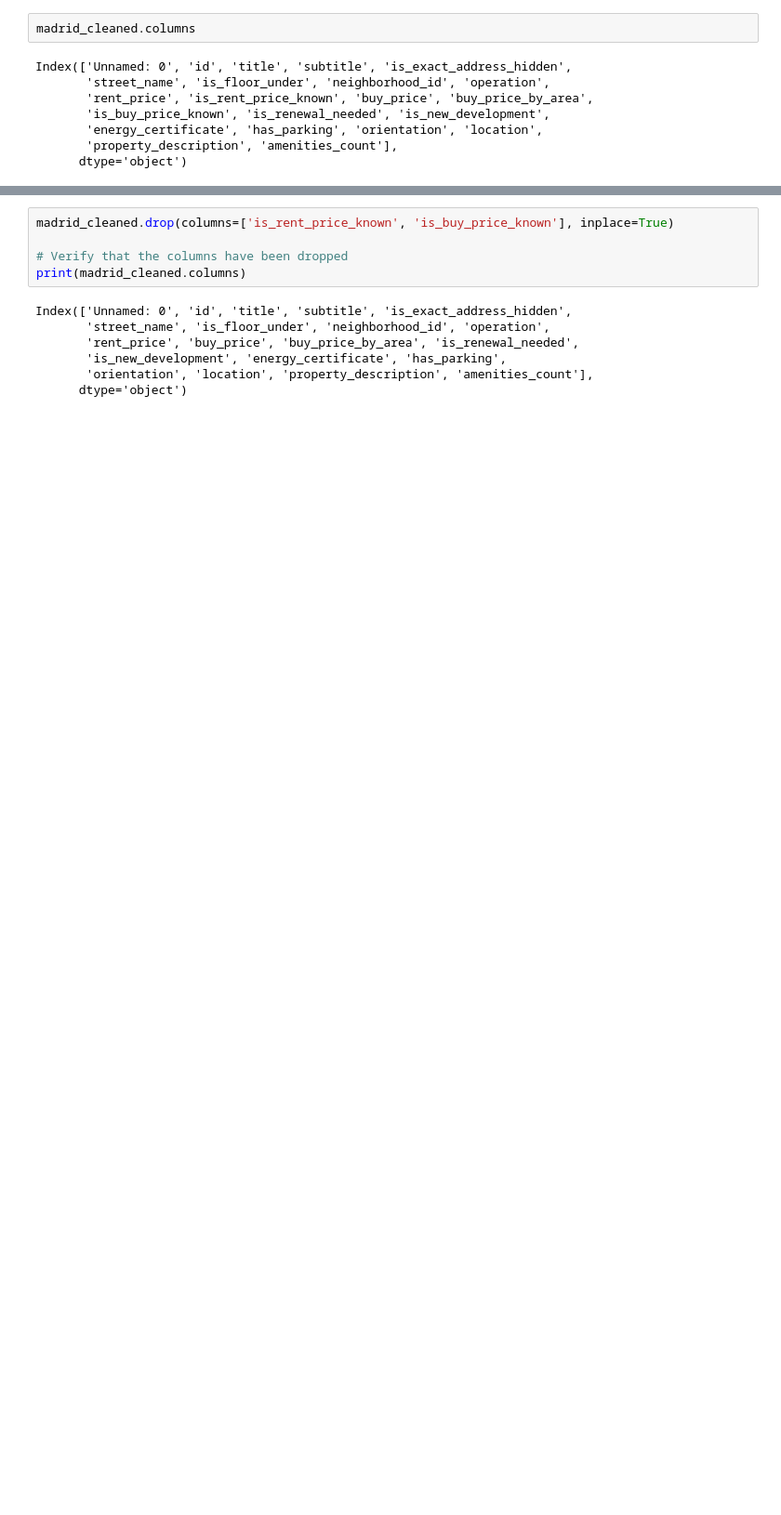
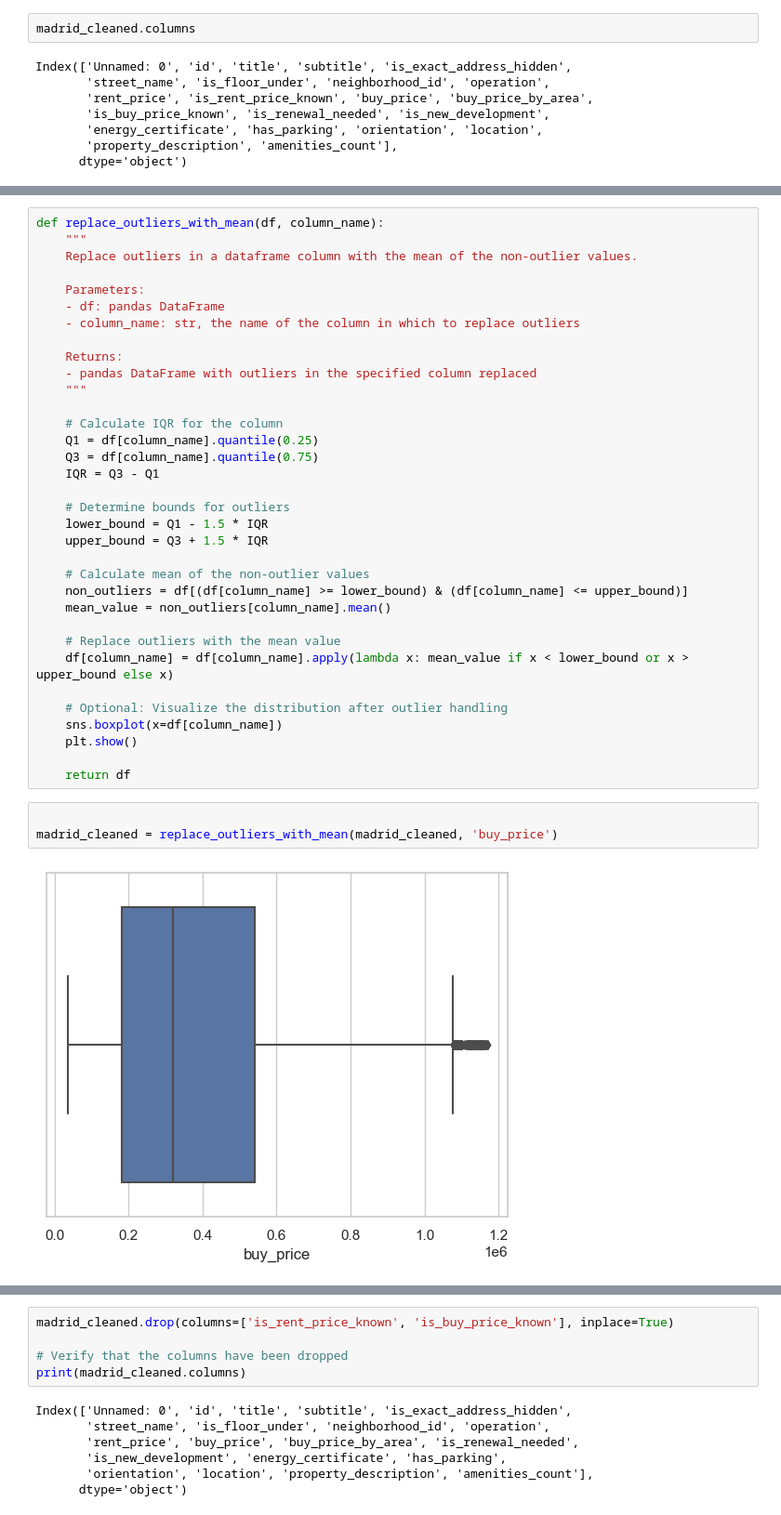
Before and after one commit to Fidel-Leanne/dataAnalysis, a Jupyter notebook: Analysis/realEstate.ipynb, the cells around one changed output, grey strips where cells are left out. Shown at 93% size. Saved outputs shown, nothing was run; the diff lists cells and outputs as text; blank space fills up the shorter version.

```diff
--- a/Analysis/realEstate.ipynb
+++ b/Analysis/realEstate.ipynb
@@ -568,0 +574,39 @@ Index(['Unnamed: 0', 'id', 'title', 'subtitle', 'is_exact_address_hidden',
+# %%
+def replace_outliers_with_mean(df, column_name):
+    """
+    Replace outliers in a dataframe column with the mean of the non-outlier values.
+
+    Parameters:
+    - df: pandas DataFrame
+    - column_name: str, the name of the column in which to replace outliers
+
+    Returns:
+    - pandas DataFrame with outliers in the specified column replaced
+    """
+
+    # Calculate IQR for the column
+    Q1 = df[column_name].quantile(0.25)
+    Q3 = df[column_name].quantile(0.75)
+    IQR = Q3 - Q1
+
+    # Determine bounds for outliers
+    lower_bound = Q1 - 1.5 * IQR
+    upper_bound = Q3 + 1.5 * IQR
+
+    # Calculate mean of the non-outlier values
+    non_outliers = df[(df[column_name] >= lower_bound) & (df[column_name] <= upper_bound)]
+    mean_value = non_outliers[column_name].mean()
+
+    # Replace outliers with the mean value
+    df[column_name] = df[column_name].apply(lambda x: mean_value if x < lower_bound or x > upper_bound else x)
+
+    # Optional: Visualize the distribution after outlier handling
+    sns.boxplot(x=df[column_name])
+    plt.show()
+
+    return df
+# %%
+
+madrid_cleaned = replace_outliers_with_mean(madrid_cleaned, 'buy_price')
+# %% [output]
+[figure, added]
```
Also changed, not shown: parts of 18 cells of this notebook.
